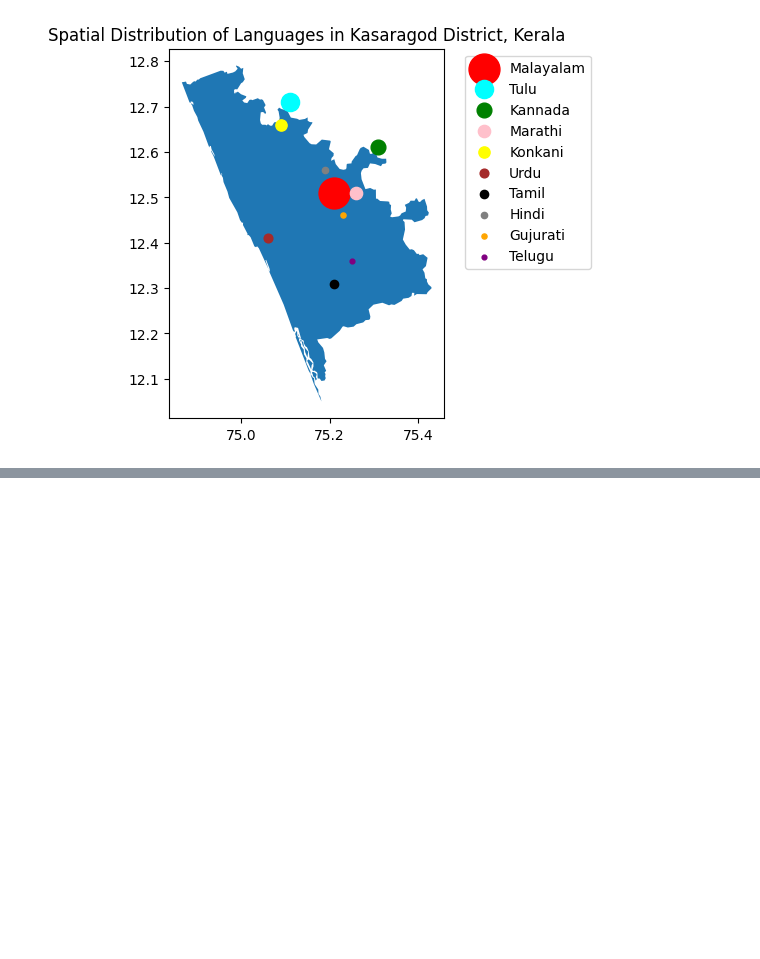
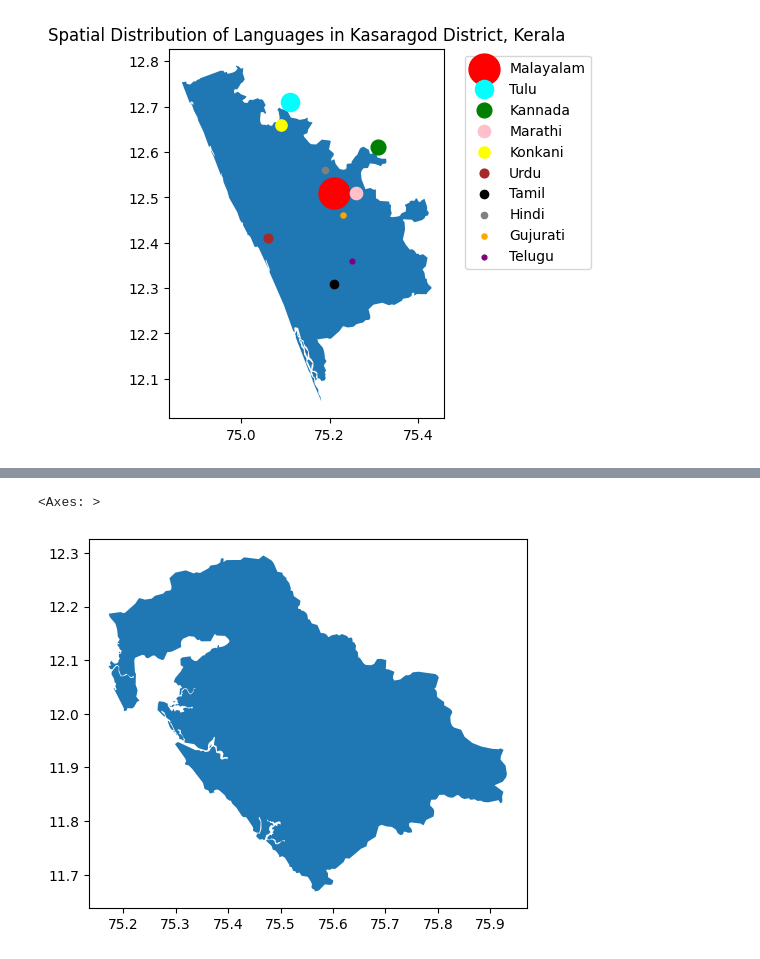
Before and after one commit to squishridyvi/Geographical-Distribution-Mapping-of-Dravidian-Languages-, a Jupyter notebook: Geographical Distribution of Dravidian Languages.ipynb, the cells around one changed output, grey strips where cells are left out. Saved outputs shown, nothing was run; the diff lists cells and outputs as text; code cells hidden in the pictures; blank space fills up the shorter version.

```diff
--- a/Geographical Distribution of Dravidian Languages.ipynb
+++ b/Geographical Distribution of Dravidian Languages.ipynb
@@ -408,0 +481,3 @@ ax.legend(bbox_to_anchor=(1.05, 1))
+# %%
+Kannur = districts[(districts["NAME_1"] == "Kerala") & (districts["NAME_2"]=="Kannur")]
+Kannur
@@ -408,0 +487,5 @@ ax.legend(bbox_to_anchor=(1.05, 1))
+# %%
+Kannur.plot()
+# %% [output]
+<Axes: >
+[figure, added]
```
Also changed, not shown: parts of 8 cells of this notebook.
